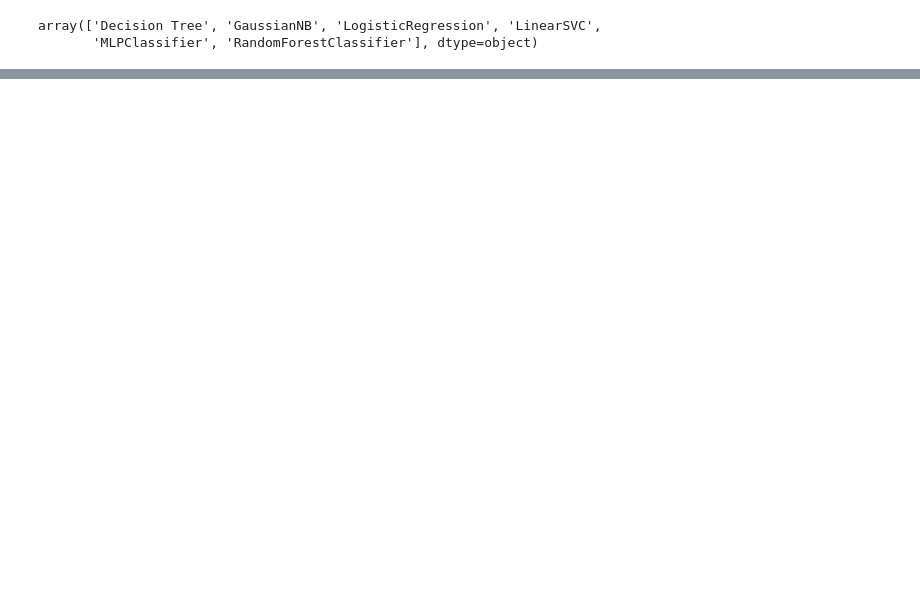
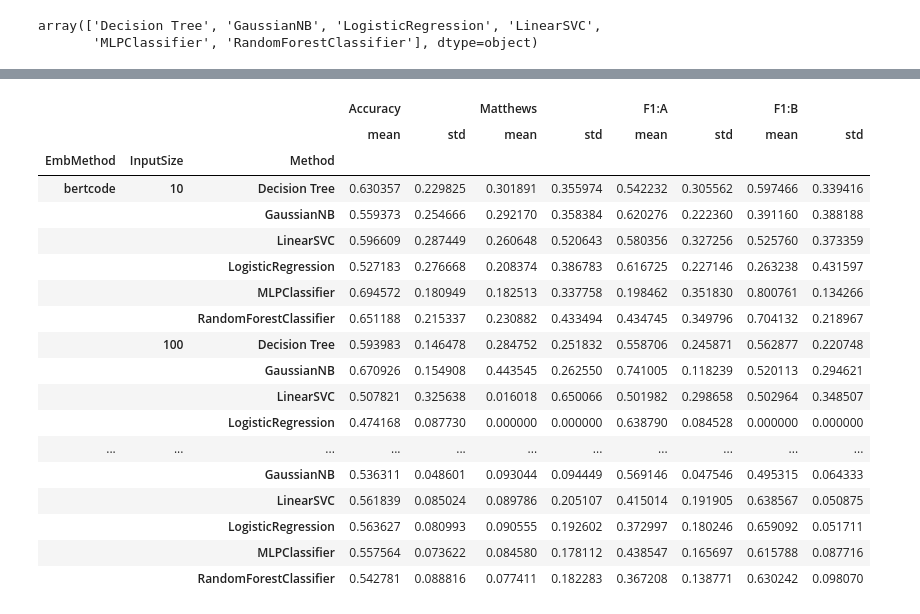
Before and after one commit to enridaga/data-journeys, a Jupyter notebook: AnalyseResultsBinary.ipynb, the cells around one changed output, grey strips where cells are left out. Cells and saved outputs as stored; diff of their text form; code cells hidden in the pictures; blank space fills up the shorter version.

```diff
--- a/AnalyseResultsBinary.ipynb
+++ b/AnalyseResultsBinary.ipynb
@@ -91,0 +108,22 @@ data[(data['Dataset']=='BC_VisualisationPreparation.csv') & (data['InputSize']==
+# %%
+Table(BC, 'BC_VisualisationPreparation.csv', 2 )
+# %% [output]
+|  |  |  | Accuracy |  | Matthews |  | F1:A |  | F1:B |  |
+|  |  |  | mean | std | mean | std | mean | std | mean | std |
+| EmbMethod | InputSize | Method |  |  |  |  |  |  |  |  |
+| bertcode | 10 | Decision Tree | 0.630357 | 0.229825 | 0.301891 | 0.355974 | 0.542232 | 0.305562 | 0.597466 | 0.339416 |
+|  |  | GaussianNB | 0.559373 | 0.254666 | 0.292170 | 0.358384 | 0.620276 | 0.222360 | 0.391160 | 0.388188 |
+|  |  | LinearSVC | 0.596609 | 0.287449 | 0.260648 | 0.520643 | 0.580356 | 0.327256 | 0.525760 | 0.373359 |
+|  |  | LogisticRegression | 0.527183 | 0.276668 | 0.208374 | 0.386783 | 0.616725 | 0.227146 | 0.263238 | 0.431597 |
+|  |  | MLPClassifier | 0.694572 | 0.180949 | 0.182513 | 0.337758 | 0.198462 | 0.351830 | 0.800761 | 0.134266 |
+|  |  | RandomForestClassifier | 0.651188 | 0.215337 | 0.230882 | 0.433494 | 0.434745 | 0.349796 | 0.704132 | 0.218967 |
+|  | 100 | Decision Tree | 0.593983 | 0.146478 | 0.284752 | 0.251832 | 0.558706 | 0.245871 | 0.562877 | 0.220748 |
+|  |  | GaussianNB | 0.670926 | 0.154908 | 0.443545 | 0.262550 | 0.741005 | 0.118239 | 0.520113 | 0.294621 |
+|  |  | LinearSVC | 0.507821 | 0.325638 | 0.016018 | 0.650066 | 0.501982 | 0.298658 | 0.502964 | 0.348507 |
+|  |  | LogisticRegression | 0.474168 | 0.087730 | 0.000000 | 0.000000 | 0.638790 | 0.084528 | 0.000000 | 0.000000 |
+| ... | ... | ... | ... | ... | ... | ... | ... | ... | ... | ... |
+|  |  | GaussianNB | 0.536311 | 0.048601 | 0.093044 | 0.094449 | 0.569146 | 0.047546 | 0.495315 | 0.064333 |
+|  |  | LinearSVC | 0.561839 | 0.085024 | 0.089786 | 0.205107 | 0.415014 | 0.191905 | 0.638567 | 0.050875 |
+|  |  | LogisticRegression | 0.563627 | 0.080993 | 0.090555 | 0.192602 | 0.372997 | 0.180246 | 0.659092 | 0.051711 |
+|  |  | MLPClassifier | 0.557564 | 0.073622 | 0.084580 | 0.178112 | 0.438547 | 0.165697 | 0.615788 | 0.087716 |
+|  |  | RandomForestClassifier | 0.542781 | 0.088816 | 0.077411 | 0.182283 | 0.367208 | 0.138771 | 0.630242 | 0.098070 |
```
Also changed, not shown: parts of 11 cells of this notebook, 2 other files.
